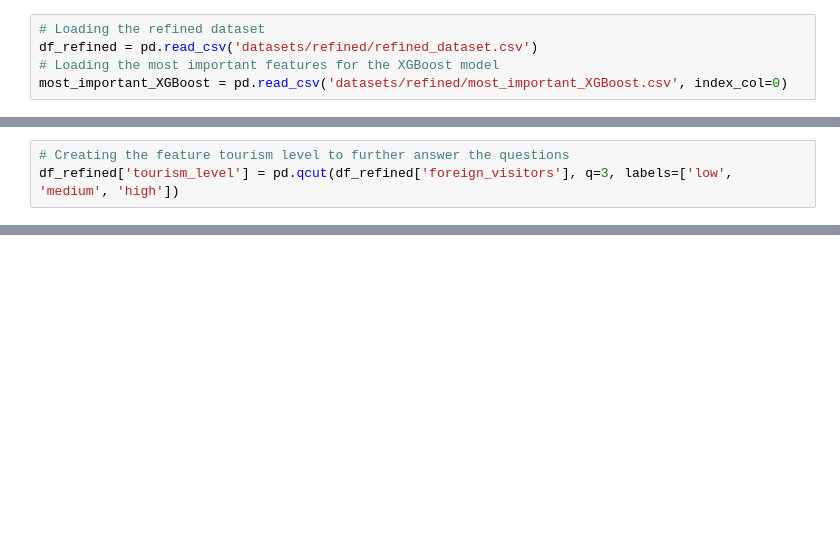
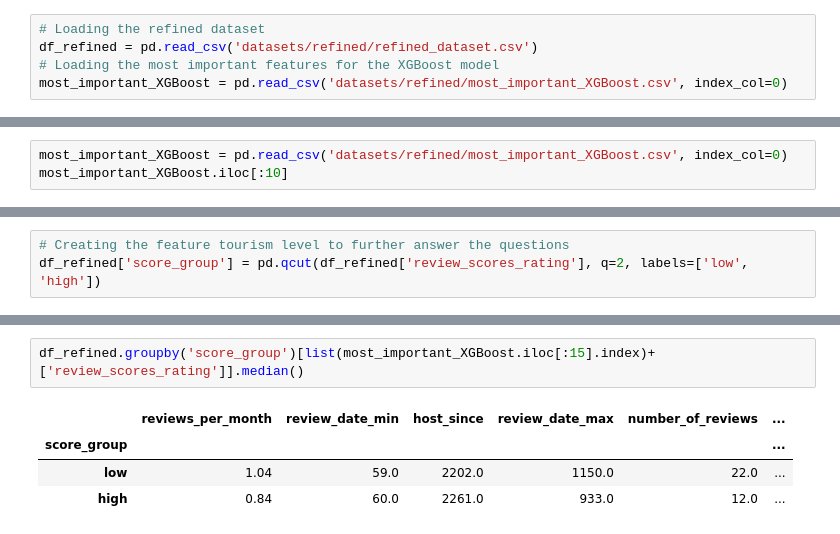
Before and after one commit to vpontello/AirBnb_feature_importance, a Jupyter notebook: ProductionNotebook_AirBnb_feature_importance_prd.ipynb, the cells around one changed output, grey strips where cells are left out. Drawn from its saved outputs; the diff is of its cells as text; blank space fills up the shorter version.

```diff
--- a/ProductionNotebook_AirBnb_feature_importance_prd.ipynb
+++ b/ProductionNotebook_AirBnb_feature_importance_prd.ipynb
@@ -486,0 +538,3 @@ most_important_XGBoost
+# %%
+most_important_XGBoost = pd.read_csv('datasets/refined/most_important_XGBoost.csv', index_col=0)
+most_important_XGBoost.iloc[:10]
@@ -487,3 +556,3 @@ most_important_XGBoost
 # %%
 # Creating the feature tourism level to further answer the questions
-df_refined['tourism_level'] = pd.qcut(df_refined['foreign_visitors'], q=3, labels=['low', 'medium', 'high'])
+df_refined['score_group'] = pd.qcut(df_refined['review_scores_rating'], q=2, labels=['low', 'high'])
@@ -557,0 +559,7 @@ df_refined[most_important_features + ['tourism_level']].groupby('tourism_level')
+# %%
+df_refined.groupby('score_group')[list(most_important_XGBoost.iloc[:15].index)+['review_scores_rating']].median()
+# %% [output]
+|  | reviews_per_month | review_date_min | host_since | review_date_max | number_of_reviews | ... |
+| score_group |  |  |  |  |  | ... |
+| low | 1.04 | 59.0 | 2202.0 | 1150.0 | 22.0 | ... |
+| high | 0.84 | 60.0 | 2261.0 | 933.0 | 12.0 | ... |
```
Also changed, not shown: parts of 34 cells of this notebook.
